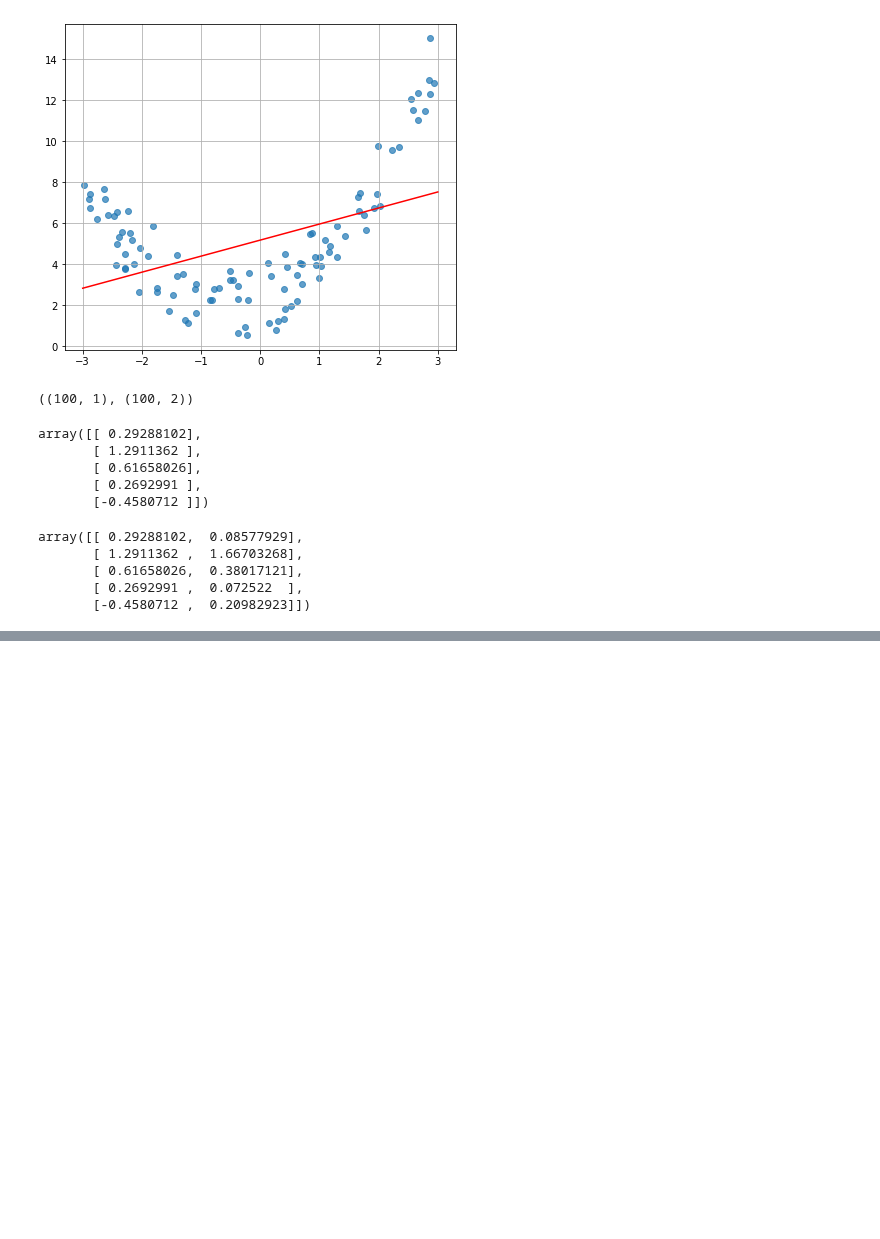
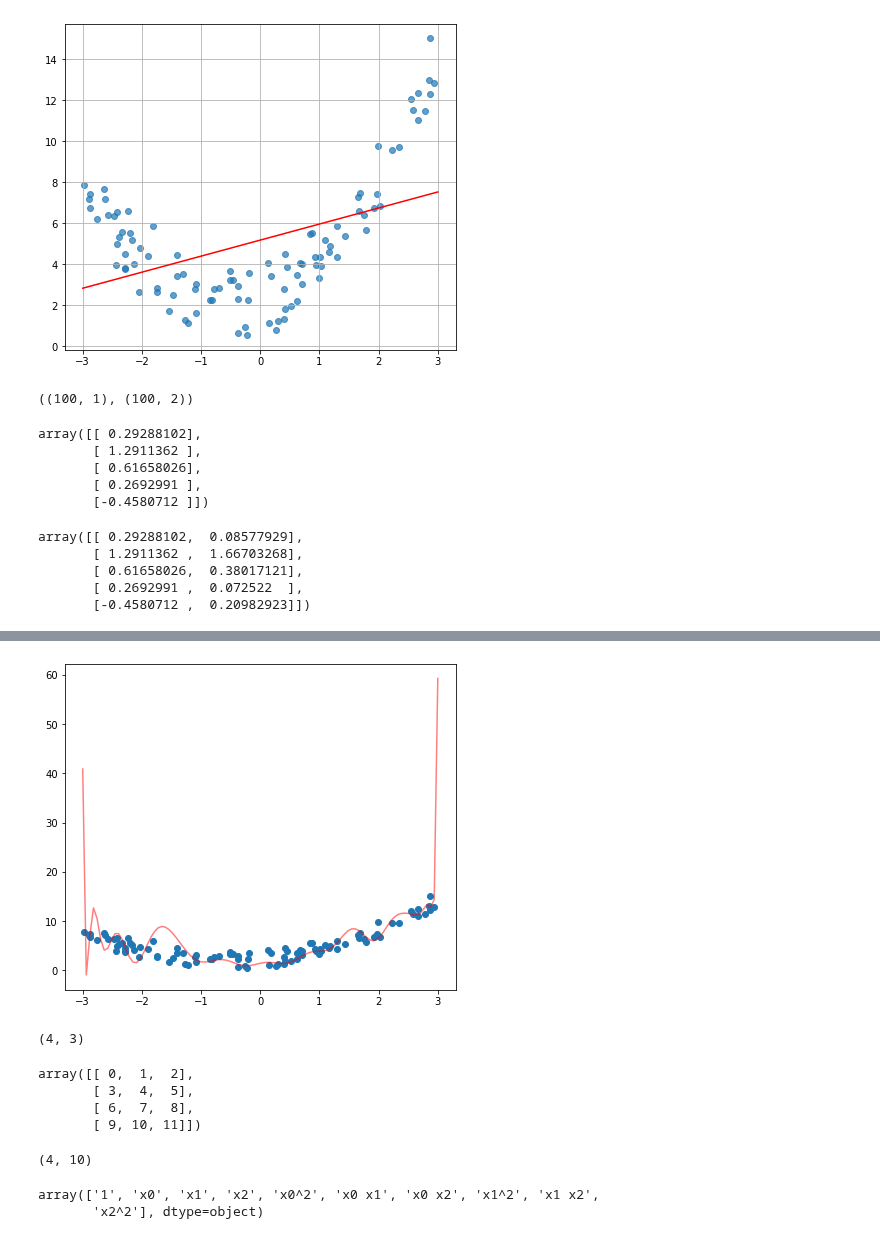
Before and after one commit to shina1221/SSAC_2021, a Jupyter notebook: class_study/07.machine learning/05/13강 개인.ipynb, the cells around one changed output, grey strips where cells are left out. Drawn from its saved outputs; the diff is of its cells as text; code cells hidden in the pictures; blank space fills up the shorter version.

```diff
--- a/class_study/07.machine learning/05/13강 개인.ipynb
+++ b/class_study/07.machine learning/05/13강 개인.ipynb
@@ -327,0 +382,36 @@ array([[ 0.29288102,  0.08577929],
+# %%
+X_new = np.linspace(-3,3,100).reshape(-1, 1)
+#######!!!!
+X_new_poly_100 = pnf.transform(X_new)
+pred_new_100 = lr.predict(X_new_poly_100)
+# %%
+plt.figure(figsize=(7,6))
+plt.scatter(X, y)
+plt.plot(X_new, pred_new_100, color='r', alpha=0.5)
+plt.show()
+#중간은 과대적합이며 맨처음과 맨 마지막을 봤을때 전혀 값을 예측하지 못함
+#차수를 늘린다고 해서 무조건 좋은것은 아님
+# %% [output]
+[figure, added]
+# %%
+data = np.arange(12).reshape(4,3) #Feature: 3
+print(data.shape)
+data
+# %% [output]
+(4, 3)
+array([[ 0,  1,  2],
+       [ 3,  4,  5],
+       [ 6,  7,  8],
+       [ 9, 10, 11]])
+# %%
+pnf2 = PolynomialFeatures(degree=2)
+data_poly = pnf2.fit_transform(data)
+data_poly.shape
+# %% [output]
+(4, 10)
+# %%
+###
+pnf2.get_feature_names_out()
+# %% [output]
+array(['1', 'x0', 'x1', 'x2', 'x0^2', 'x0 x1', 'x0 x2', 'x1^2', 'x1 x2',
+       'x2^2'], dtype=object)
```
Also changed, not shown: parts of 16 cells of this notebook.
